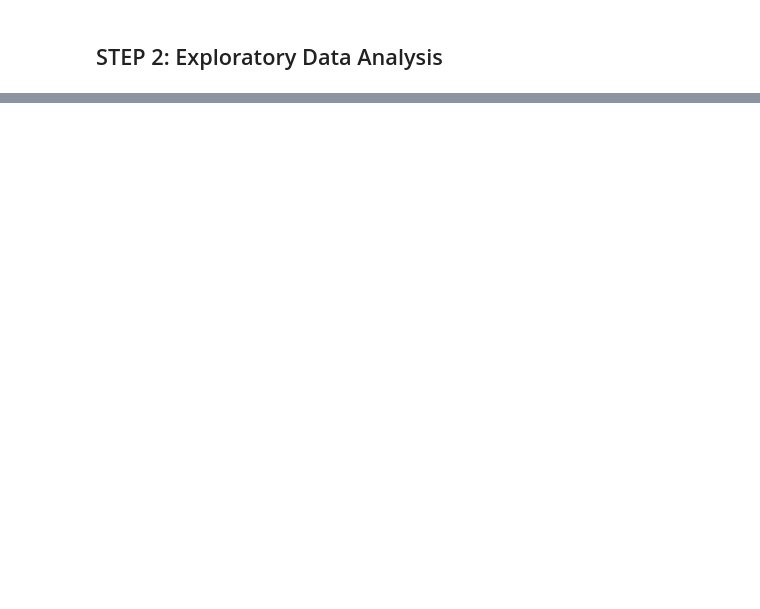
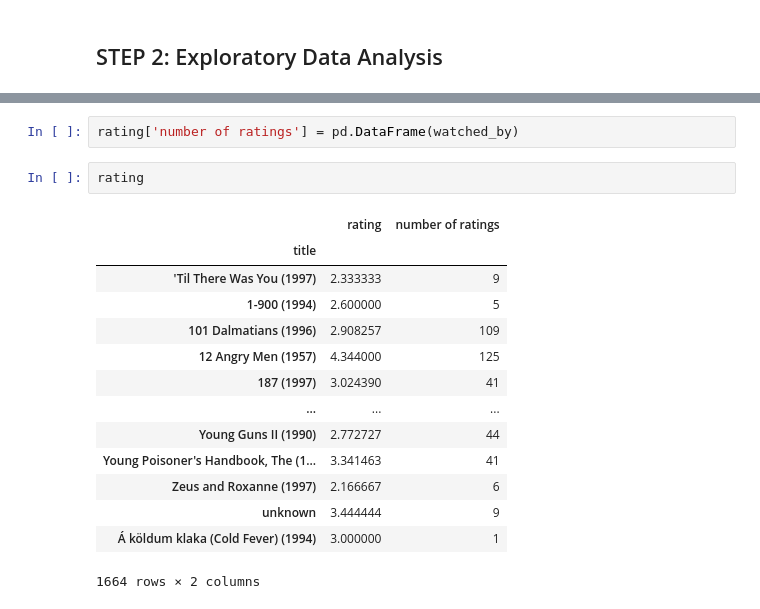
Before and after one commit to nahaktarun/Moviee-Recommendation-system, a Jupyter notebook: movie Recommendation.ipynb, the cells around one changed output, grey strips where cells are left out. Saved outputs shown, nothing was run; the diff lists cells and outputs as text; blank space fills up the shorter version.

```diff
--- a/movie Recommendation.ipynb
+++ b/movie Recommendation.ipynb
@@ -77,0 +113,19 @@ df.tail()
+# %%
+rating['number of ratings'] = pd.DataFrame(watched_by)
+# %%
+rating
+# %% [output]
+|  | rating | number of ratings |
+| title |  |  |
+| 'Til There Was You (1997) | 2.333333 | 9 |
+| 1-900 (1994) | 2.600000 | 5 |
+| 101 Dalmatians (1996) | 2.908257 | 109 |
+| 12 Angry Men (1957) | 4.344000 | 125 |
+| 187 (1997) | 3.024390 | 41 |
+| ... | ... | ... |
+| Young Guns II (1990) | 2.772727 | 44 |
+| Young Poisoner's Handbook, The (1... | 3.341463 | 41 |
+| Zeus and Roxanne (1997) | 2.166667 | 6 |
+| unknown | 3.444444 | 9 |
+| Á köldum klaka (Cold Fever) (1994) | 3.000000 | 1 |
+1664 rows × 2 columns
```
Also changed, not shown: parts of 11 cells of this notebook.
